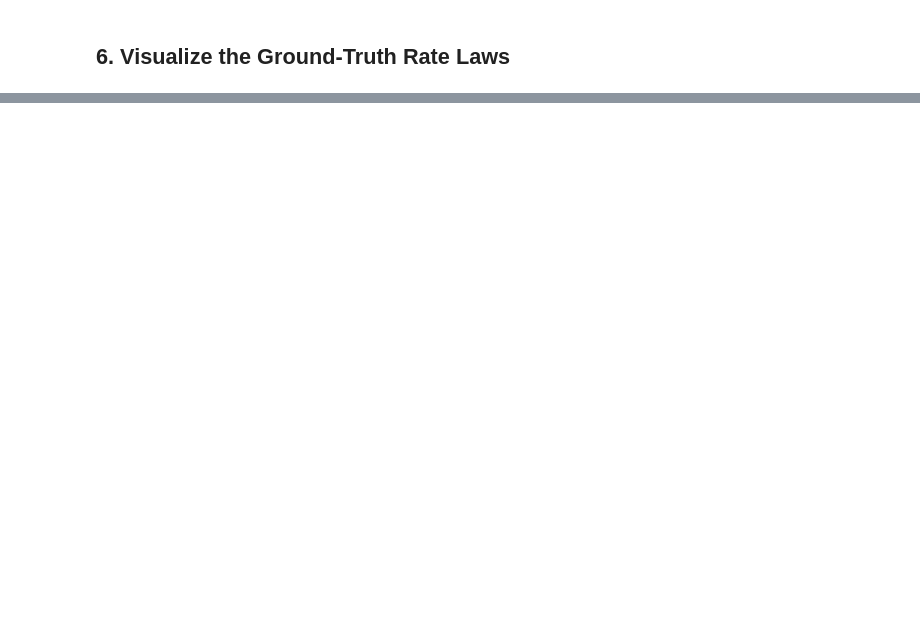
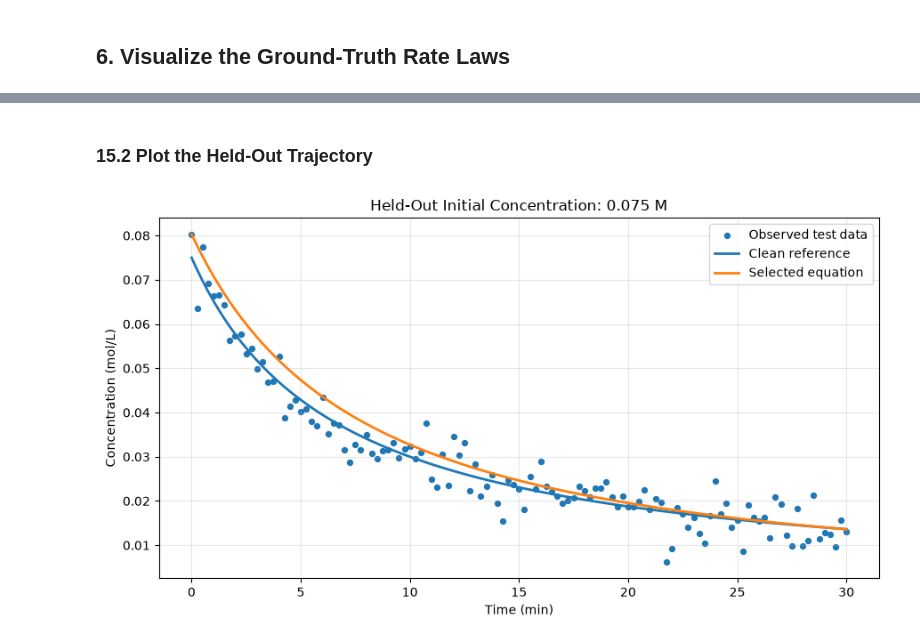
Before and after one commit to PrakharG8651/CHE657-Term-Project, a Jupyter notebook: Analysis.ipynb, the cells around one changed output, grey strips where cells are left out. Cells and saved outputs as stored; diff of their text form; code cells hidden in the pictures; blank space fills up the shorter version.

```diff
--- a/Analysis.ipynb
+++ b/Analysis.ipynb
@@ -1955,0 +1269,8 @@ NameError: name 'sg_model_first' is not defined
+# %%
+for method, model in noisy_models.items():
+    print(f"\n{method} MODEL")
+    display(
+        model.equations_[
+            ["complexity", "loss", "equation", "score"]
+        ]
+    )
@@ -1955,0 +1409,12 @@ NameError: name 'sg_model_first' is not defined
+# %%
+validation_results = {}
+
+for method, model in noisy_models.items():
+    results = evaluate_trajectory_library(
+        model,
+        validation_trajectories
+    )
+    validation_results[method] = results
+
+    print(f"\n{method} VALIDATION")
+    display(results)
@@ -1955,0 +1561,29 @@ NameError: name 'sg_model_first' is not defined
+# %% [markdown]
+### 15.2 Plot the Held-Out Trajectory
+# %%
+plot_group = test_eval.loc[
+    test_eval["replicate"] == test_eval["replicate"].min()
+].sort_values("time_min")
+
+plot_time = plot_group["time_min"].to_numpy(dtype=float)
+plot_observed = plot_group["CA_observed"].to_numpy(dtype=float)
+plot_true = plot_group["CA_true"].to_numpy(dtype=float)
+plot_prediction = integrate_symbolic_rate(
+    selected_equation,
+    plot_time,
+    float(plot_observed[0])
+)
+
+plt.figure(figsize=(9, 5))
+plt.scatter(plot_time, plot_observed, s=18, label="Observed test data")
+plt.plot(plot_time, plot_true, linewidth=2, label="Clean reference")
+plt.plot(plot_time, plot_prediction, linewidth=2, label="Selected equation")
+plt.xlabel("Time (min)")
+plt.ylabel("Concentration (mol/L)")
+plt.title(f"Held-Out Initial Concentration: {test_initial_concentration:.3f} M")
+plt.legend()
+plt.grid(alpha=0.3)
+plt.tight_layout()
+plt.show()
+# %% [output]
+[figure, added]
```
Also changed, not shown: parts of 122 cells of this notebook.
